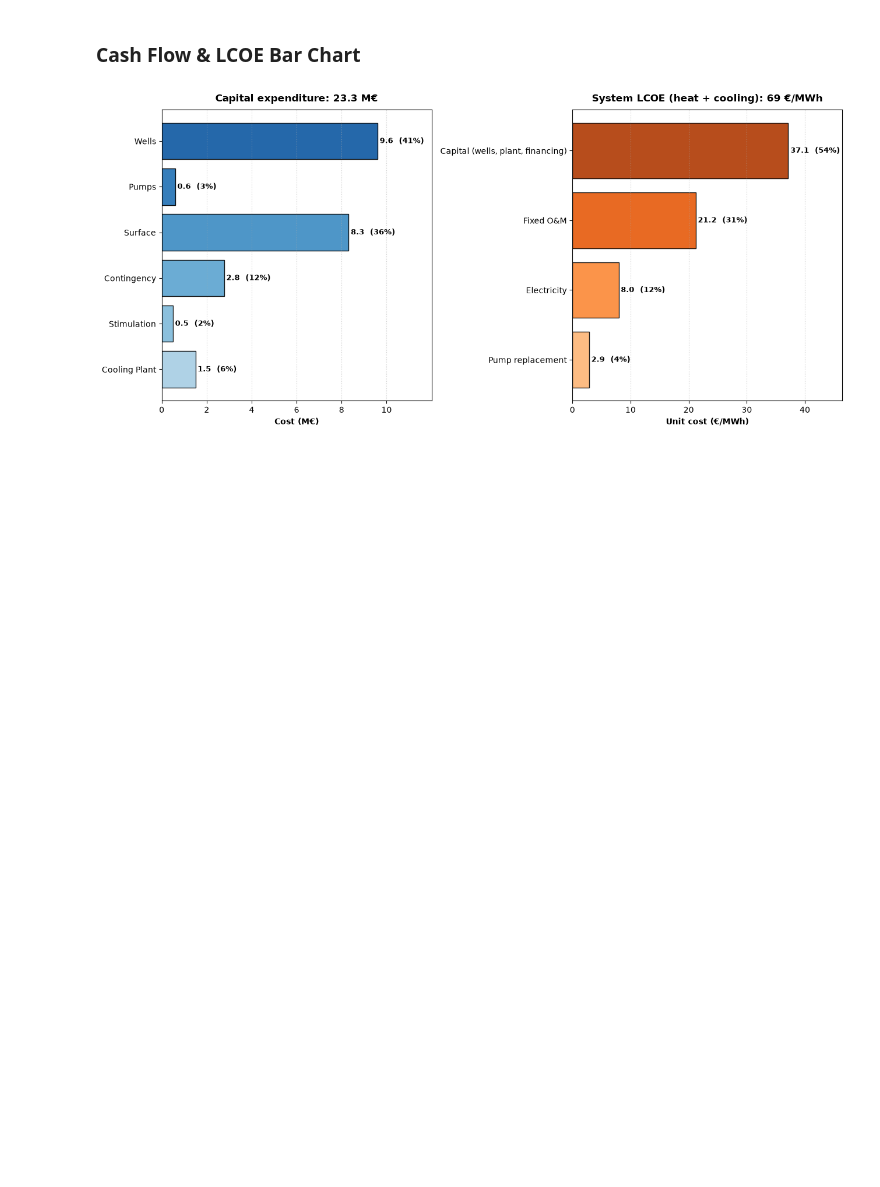
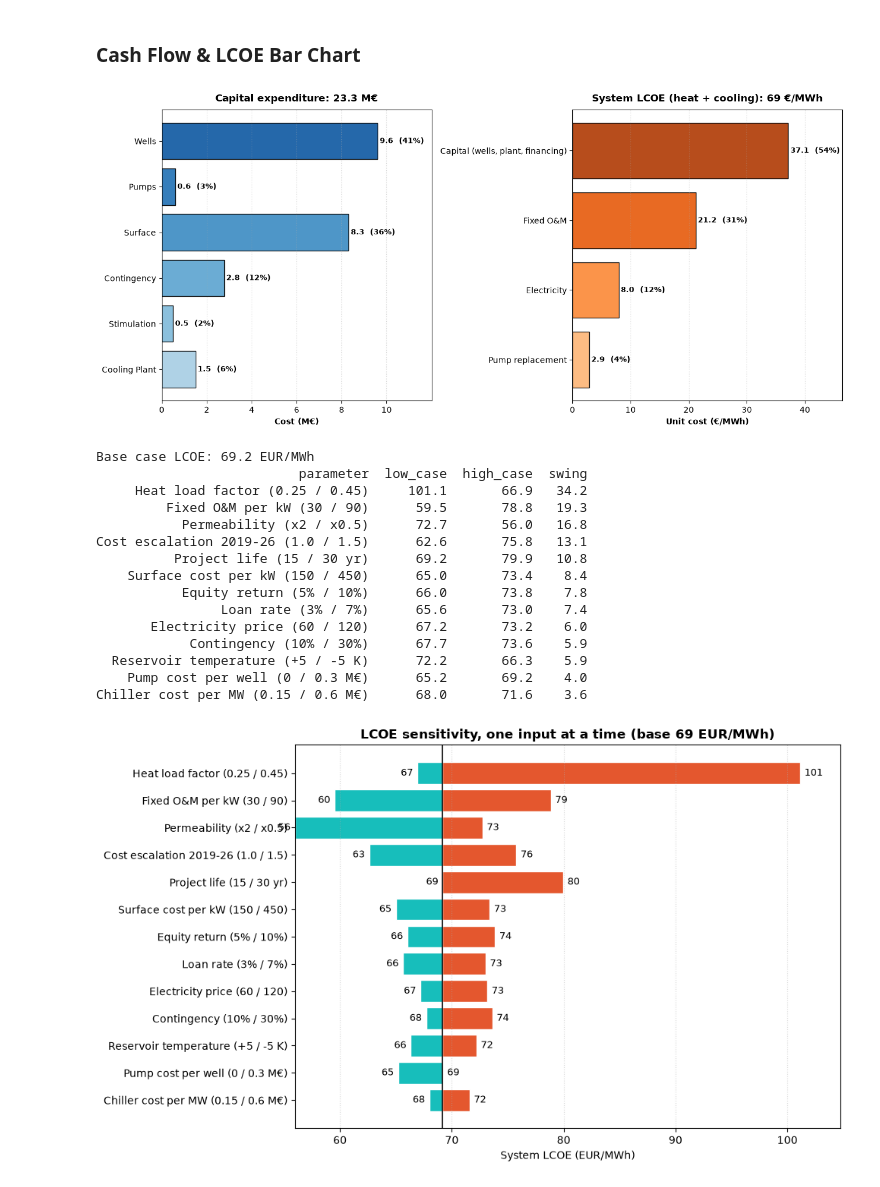
Before and after one commit to sadaraka-kadi/utrecht-geothermal-screening, a Jupyter notebook: notebooks/04_power_economics.ipynb, the cells around one changed output. Drawn from its saved outputs; the diff is of its cells as text; code cells hidden in the pictures; blank space fills up the shorter version.

Commit message:
lcoe sensitivity tornado added

```diff
--- a/notebooks/04_power_economics.ipynb
+++ b/notebooks/04_power_economics.ipynb
@@ -803,3 +792,81 @@ fig.savefig(FIG / "finance_chart.png", dpi=200, bbox_inches="tight")
 plt.show()
 # %% [output]
 [figure]
+# %%
+from dataclasses import replace
+
+def lcoe_case(cost_changes=None, lf_heat=None, dP_bar=None, perm_factor=1.0, temp_shift=0.0):
+    """System LCOE (EUR/MWh) for the chosen design with ONE input changed. Design inputs re-size the system."""
+    global demand
+    saved_demand = demand
+    try:
+        if lf_heat is not None:
+            demand = np.full(12, heat_peak * lf_heat)                      # re-sizes the backup and energy
+        w = {k: {**v, "Permeability": v["Permeability"] * perm_factor,
+                 "Temperature": v["Temperature"] + temp_shift} for k, v in wells.items()}
+        Dx = design_system(w, CHOICE["stim"], CHOICE["hp"], dP_bar or CHOICE["dP_bar"], CHOICE["cooling"])
+        p = replace(COST, **cost_changes) if cost_changes else COST
+        return system_cost(Dx, p)["LCOE_system"]
+    finally:
+        demand = saved_demand
+
+base = lcoe_case()
+print(f"Base case LCOE: {base:.1f} EUR/MWh")
+
+cases = {
+    "Heat load factor (0.25 / 0.45)":      (dict(lf_heat=0.25), dict(lf_heat=0.45)),
+    "Cost escalation 2019-26 (1.0 / 1.5)": (dict(cost_changes=dict(esc=1.0)), dict(cost_changes=dict(esc=1.5))),
+    "Contingency (10% / 30%)":             (dict(cost_changes=dict(contingency=0.10)), dict(cost_changes=dict(contingency=0.30))),
+    "Surface cost per kW (150 / 450)":     (dict(cost_changes=dict(C_surf_kw=150)), dict(cost_changes=dict(C_surf_kw=450))),
+    "Fixed O&M per kW (30 / 90)":          (dict(cost_changes=dict(opex_kw=30)), dict(cost_changes=dict(opex_kw=90))),
+    "Electricity price (60 / 120)":        (dict(cost_changes=dict(price_el=60)), dict(cost_changes=dict(price_el=120))),
+    "Pump cost per well (0 / 0.3 M€)":     (dict(cost_changes=dict(pump_investment_mln=0.0)), dict(cost_changes=dict(pump_investment_mln=0.3))),
+    "Loan rate (3% / 7%)":                 (dict(cost_changes=dict(loan_rate=0.03)), dict(cost_changes=dict(loan_rate=0.07))),
+    "Equity return (5% / 10%)":            (dict(cost_changes=dict(equity_return=0.05)), dict(cost_changes=dict(equity_return=0.10))),
+    "Project life (15 / 30 yr)":           (dict(cost_changes=dict(lifetime=30)), dict(cost_changes=dict(lifetime=15))),
+    "Chiller cost per MW (0.15 / 0.6 M€)": (dict(cost_changes=dict(C_ch_MW=0.15e6)), dict(cost_changes=dict(C_ch_MW=0.6e6))),
+    "Permeability (x2 / x0.5)":            (dict(perm_factor=2.0), dict(perm_factor=0.5)),
+    "Reservoir temperature (+5 / -5 K)":   (dict(temp_shift=5.0), dict(temp_shift=-5.0)),
+}
+
+rows = []
+for name, (lo, hi) in cases.items():
+    l, h = lcoe_case(**lo), lcoe_case(**hi)
+    rows.append(dict(parameter=name, low_case=l, high_case=h, swing=abs(h - l)))
+sens = pd.DataFrame(rows).sort_values("swing", ascending=False).reset_index(drop=True)
+print(sens.round(1).to_string(index=False))
+
+# tornado chart
+fig, ax = plt.subplots(figsize=(10, 6))
+for i, r in sens.iloc[::-1].reset_index(drop=True).iterrows():
+    lo, hi = sorted([r.low_case, r.high_case])
+    ax.barh(i, base - lo, left=lo, color="#17BEBB", edgecolor="white")      # LCOE falls below the base
+    ax.barh(i, hi - base, left=base, color="#E4572E", edgecolor="white")    # LCOE rises above the base
+    ax.text(lo - 0.4, i, f"{lo:.0f}", ha="right", va="center", fontsize=9)
+    ax.text(hi + 0.4, i, f"{hi:.0f}", ha="left", va="center", fontsize=9)
+ax.axvline(base, color="black", lw=1.2)
+ax.set_yticks(range(len(sens))); ax.set_yticklabels(sens.parameter.iloc[::-1])
+ax.set_xlabel("System LCOE (EUR/MWh)")
+ax.set_title(f"LCOE sensitivity, one input at a time (base {base:.0f} EUR/MWh)", fontweight="bold")
+ax.grid(axis="x", linestyle=":", alpha=0.5); ax.margins(x=0.08)
+plt.tight_layout()
+fig.savefig(FIG / "lcoe_sensitivity.png", dpi=200, bbox_inches="tight")
+
+plt.show()
+# %% [output]
+Base case LCOE: 69.2 EUR/MWh
+                          parameter  low_case  high_case  swing
+     Heat load factor (0.25 / 0.45)     101.1       66.9   34.2
+         Fixed O&M per kW (30 / 90)      59.5       78.8   19.3
+           Permeability (x2 / x0.5)      72.7       56.0   16.8
+Cost escalation 2019-26 (1.0 / 1.5)      62.6       75.8   13.1
+          Project life (15 / 30 yr)      69.2       79.9   10.8
+    Surface cost per kW (150 / 450)      65.0       73.4    8.4
+           Equity return (5% / 10%)      66.0       73.8    7.8
+                Loan rate (3% / 7%)      65.6       73.0    7.4
+       Electricity price (60 / 120)      67.2       73.2    6.0
+            Contingency (10% / 30%)      67.7       73.6    5.9
+  Reservoir temperature (+5 / -5 K)      72.2       66.3    5.9
+    Pump cost per well (0 / 0.3 M€)      65.2       69.2    4.0
+Chiller cost per MW (0.15 / 0.6 M€)      68.0       71.6    3.6
+[figure, added]
```
Also changed, not shown: parts of 2 cells of this notebook.
